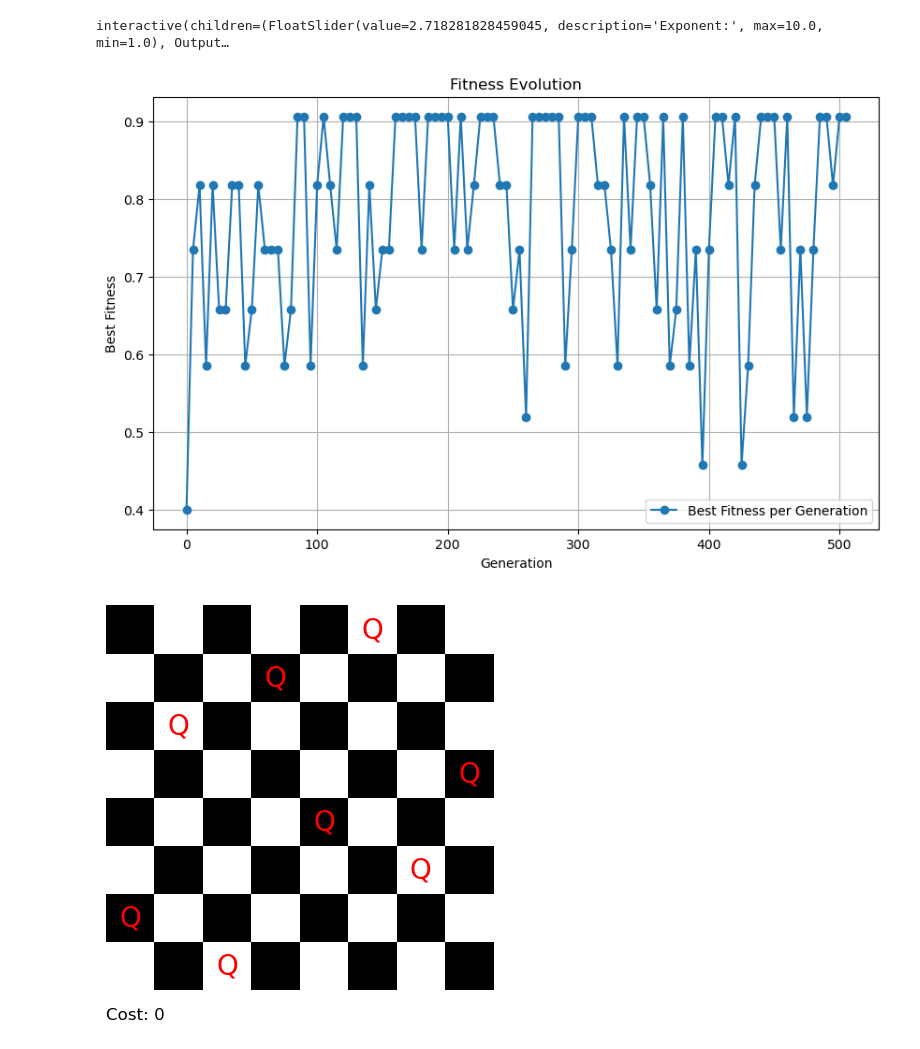
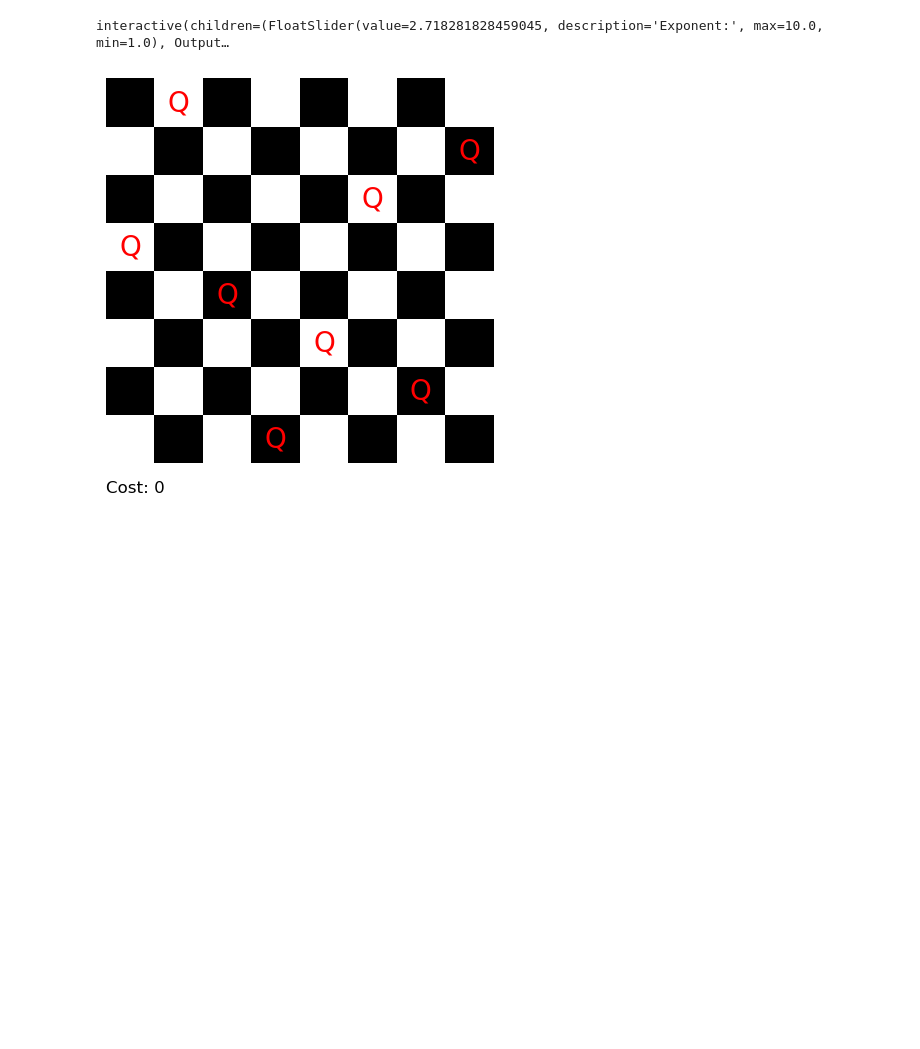
Before and after one commit to metajos/UoB_07_GA_1, a Jupyter notebook: eightqueens-ga.ipynb, the cells around one changed output. Drawn from its saved outputs; the diff is of its cells as text; code cells hidden in the pictures; blank space fills up the shorter version.

```diff
--- a/eightqueens-ga.ipynb
+++ b/eightqueens-ga.ipynb
@@ -126,32 +122,29 @@ state.cost()
 # %%
 import math
-states = [EightQueensState(winning_state), EightQueensState(), EightQueensState(losing_state)]
-
+# This function returns the worst possible score for a board size of n
 def n_choose_k(n, k=2):
     return math.factorial(n) / (math.factorial(k) * math.factorial(n-k))
 
-def fitness(cost, pow=math.e, n=8):
+# define a fitness functionn that will be passed to the generative agent
+def fitness(cost, pow=math.e, n=EightQueensState.N):
     worst = n_choose_k(n, 2)
     return (worst - cost) ** pow / worst ** pow
 
+# plot the fitness function versus the cost function
 def plot_fitnesses_with_exponent(pow):
-    costs = np.arange(0, 29)
+    costs = np.arange(0, n_choose_k(EightQueensState.N)) # since
     fitnesses = [fitness(c, pow) for c in costs]
-
     fig, ax1 = plt.subplots(figsize=(10, 6))
-
     color = 'tab:blue'
     ax1.set_xlabel('Cost')
     ax1.set_ylabel('Cost', color=color)
     ax1.plot(costs, costs, label='Cost', color=color)
     ax1.tick_params(axis='y', labelcolor=color)
-
     ax2 = ax1.twinx()
     color = 'tab:red'
     ax2.set_ylabel('Fitness', color=color)
     ax2.plot(costs, fitnesses, label='Fitness', linestyle='--', color=color)
     ax2.tick_params(axis='y', labelcolor=color)
-
     plt.title(f'Cost and Fitness over Range with Exponent {pow}')
     fig.tight_layout()
     plt.show()
@@ -159,7 +152,7 @@ def plot_fitnesses_with_exponent(pow):
 # Create the slider for the exponent
 slider = widgets.FloatSlider(value=math.e, min=1.0, max=10.0, step=0.1, description='Exponent:')
 
-# Link the slider to the plotting function
+# Display the plot with the slider
 display(widgets.interactive(plot_fitnesses_with_exponent, pow=slider))
 # %% [output]
 interactive(children=(FloatSlider(value=2.718281828459045, description='Exponent:', max=10.0, min=1.0), Output…
@@ -172,7 +165,7 @@ logging.basicConfig(filename='generations.log',
                     format='%(asctime)s - %(levelname)s - %(message)s',
                     datefmt='%m/%d/%Y %I:%M:%S %p')
 class GA:
-    def __init__(self, initial_pop, fitness_function, n_generations=1):
+    def __init__(self, initial_pop, fitness_function, mutation_rate, n_generations=1):
         np.random.seed(10)
         self.shape = len(initial_pop[0].state)
         self.n_generations = n_generations
@@ -180,33 +173,34 @@ class GA:
         self.population = np.array(initial_pop)
         self.population_size = len(initial_pop)
         self.log = []
+        self.mutation_rate = mutation_rate
 
     def generate(self):
-        best_fitness = 0
-        best_score = None
+
         best_state = None
+        found = False
+        iterations = None
         for i in range(self.n_generations):
+            iterations = i
             fitnesses = [state.calculate_fitness(self.fitness_function) for state in self.population]
             sorted_idx = np.argsort(fitnesses)[-1:0:-1]
             sorted_population = [self.population[i] for i in sorted_idx]
             logging.info(f"Generation {i}| F {fitnesses[0]},{fitnesses[1]}")
-            best_state = sorted_population[0]
-            best_score = best_state.fitness
-            if any(state.is_goal() for state in sorted_population): break
+            if best_state is None: best_state =sorted_population[0]
+            elif best_state.fitness < sorted_population[0].fitness: best_state = sorted_population[0]
+            if any(state.is_goal() for state in sorted_population):
+                found = True
+                break
             children = self.reproduce(sorted_population[0].state, sorted_population[1].state, self.crossover)
             logging.info(f"Generation {i}| C {str(children)}")
             self.population = [EightQueensState(child) for child in children]
             self.log.append(fitnesses[0])
-        self.plot_loss()
 
-            # print([x.fitness for x in sorted_population])
-        return sorted_population[0]
+        if found: return sorted_population[0], iterations
+        else:   return best_state, iterations
 
-    def weighted_by(self, fitnesses):
-        return np.multiply(fitnesses, 1/sum(fitnesses))
-
-    def reproduce(self, p1, p2, splitting_function):
-        sequence = [self.mutate(c) for c in splitting_function(p1, p2)]
+    def reproduce(self, p1, p2, survival_function):
+        sequence = [self.mutate(c) for c in survival_function(p1, p2)]
         return sequence
 
     def crossover(self, p1, p2):
@@ -215,43 +209,42 @@ class GA:
             np.random.seed(None)
             cp = self.population_size//2
             children.append(np.concatenate([p1[:cp], p2[cp:]]))
         return children
 
-    def mutate(self, child, mutation_rate=0.1):
+    def mutate(self, child):
         for i in range(len(child)):
-            if np.random.rand() < mutation_rate:
+            if np.random.rand() < self.mutation_rate:
+                # step size
                 child[i] = np.random.randint(0, self.shape)
         return child
 
     def plot_loss(self):
-            # Ensure 'self.log' is a NumPy array to work with boolean indexing
             if not isinstance(self.log, np.ndarray):
                 self.log = np.array(self.log)
 
-            # Generate indices array
             indices = np.arange(len(self.log))
 
-            # Create a boolean mask for selecting every 5th index
-            mask = indices % 5 == 0  # Adjusted for 'i % 5 == 0'
 
-            # Apply mask directly to indices and self.log for x and y values
+            mask = indices % 5 == 0
             x = indices[mask]
             y = self.log[mask]
 
             plt.figure(figsize=(10, 6))
-            plt.plot(x, y, '-o', label='Best Fitness per Generation')  # Use '-o' for line with circle markers
+            plt.plot(x, y, '-', label='Best Fitness per Generation')
             plt.title('Fitness Evolution')
             plt.xlabel('Generation')
             plt.ylabel('Best Fitness')
             plt.legend()
             plt.grid(True)
             plt.show()
 
 np.random.seed(10)
-population = np.array([EightQueensState(n=8) for i in range(10)])
-generative_agent = GA(population, fitness_function=fitness, n_generations=10000)
-best = generative_agent.generate()
+n = 8
+population = np.array([EightQueensState(n=n) for i in range(10)])
+fitness_func = lambda x: fitness(x, pow=math.e, n=n)
+generative_agent = GA(population, fitness_function=fitness, mutation_rate=0.1, n_generations=10000)
+best, iterations = generative_agent.generate()
 best.display()
+print(iterations)
 # %% [output]
-[figure, old version]
+[figure, new version]
-[figure, removed]
```
Also changed, not shown: parts of 11 cells of this notebook.
